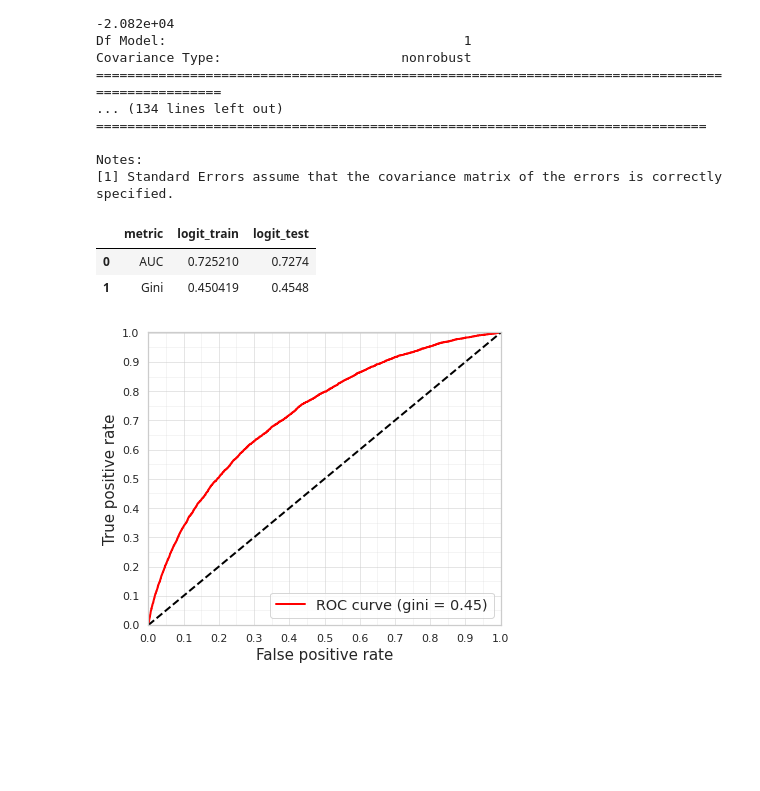
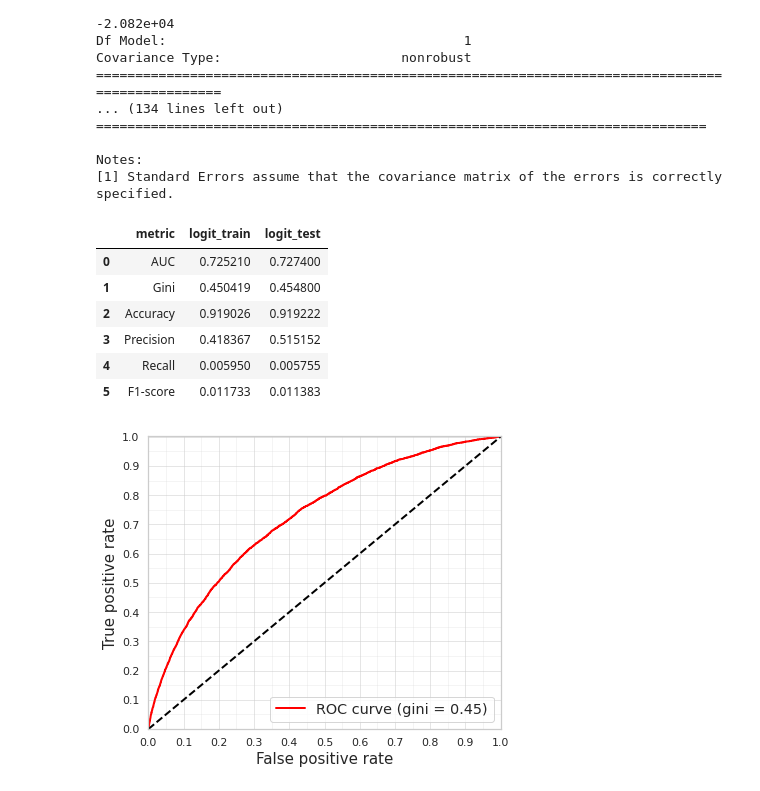
Before and after one commit to JCaballerot/Credit-Scoring, a Jupyter notebook: CreditScoring/Lab_Automobile_Loan_Default.ipynb, the cells around one changed output. Cells and saved outputs as stored; diff of their text form; code cells hidden in the pictures; blank space fills up the shorter version.

```diff
--- a/CreditScoring/Lab_Automobile_Loan_Default.ipynb
+++ b/CreditScoring/Lab_Automobile_Loan_Default.ipynb
@@ -1531,6 +1531,7 @@ X_test['XB'] = (-2.4265 + X_test['Score_Source_2_tric_imp_cuadratic_fitted']*0.8
                         + X_test['Type_Organization_woe']*0.5067)
 
 X_test['PD'] = X_test.XB.apply(lambda x: 1/(1 + exp(-x)))
+X_test['prediction'] = X_test.PD.apply(lambda x: 1 if x > 0.5 else 0)
 # %%
 # Usando el modelo para predecir
 
@@ -1546,20 +1547,34 @@ X_train['XB'] = (-2.4265 + X_train['Score_Source_2_tric_imp_cuadratic_fitted']*0
                         + X_train['Type_Organization_woe']*0.5067)
 
 X_train['PD'] = X_train.XB.apply(lambda x: 1/(1 + exp(-x)))
+X_train['prediction']  = X_train.PD.apply(lambda x: 1 if x > 0.5 else 0)
 # %%
 #Resumen de todas las métricas del modelo
 from sklearn.metrics import *
 
-metrics = pd.DataFrame({'metric':['AUC','Gini'],
+metrics = pd.DataFrame({'metric':['AUC','Gini','Accuracy','Precision','Recall','F1-score'],
                                 'logit_train':[roc_auc_score(y_train, X_train.PD),
-                                              (roc_auc_score(y_train, X_train.PD)*2-1)],
+                                              (roc_auc_score(y_train, X_train.PD)*2-1),
+                                               accuracy_score(y_train, X_train.prediction),
+                                               precision_score(y_train, X_train.prediction),
+                                               recall_score(y_train, X_train.prediction),
+                                               f1_score(y_train, X_train.prediction)],
+
                                 'logit_test':[roc_auc_score(y_test, X_test.PD),
-                                              (roc_auc_score(y_test, X_test.PD)*2-1)]})
+                                              roc_auc_score(y_test, X_test.PD)*2-1,
+                                              accuracy_score(y_test, X_test.prediction),
+                                              precision_score(y_test, X_test.prediction),
+                                              recall_score(y_test, X_test.prediction),
+                                              f1_score(y_test, X_test.prediction)]})
 metrics
 # %% [output]
 |  | metric | logit_train | logit_test |
-| 0 | AUC | 0.725210 | 0.7274 |
-| 1 | Gini | 0.450419 | 0.4548 |
+| 0 | AUC | 0.725210 | 0.727400 |
+| 1 | Gini | 0.450419 | 0.454800 |
+| 2 | Accuracy | 0.919026 | 0.919222 |
+| 3 | Precision | 0.418367 | 0.515152 |
+| 4 | Recall | 0.005950 | 0.005755 |
+| 5 | F1-score | 0.011733 | 0.011383 |
 # %%
 def plot_roc_curve(y_true, y_score, filepath=None, line_width=2, width=12,
                    height=10, title=None, colors=("#FF0000", "#000000")):
```
